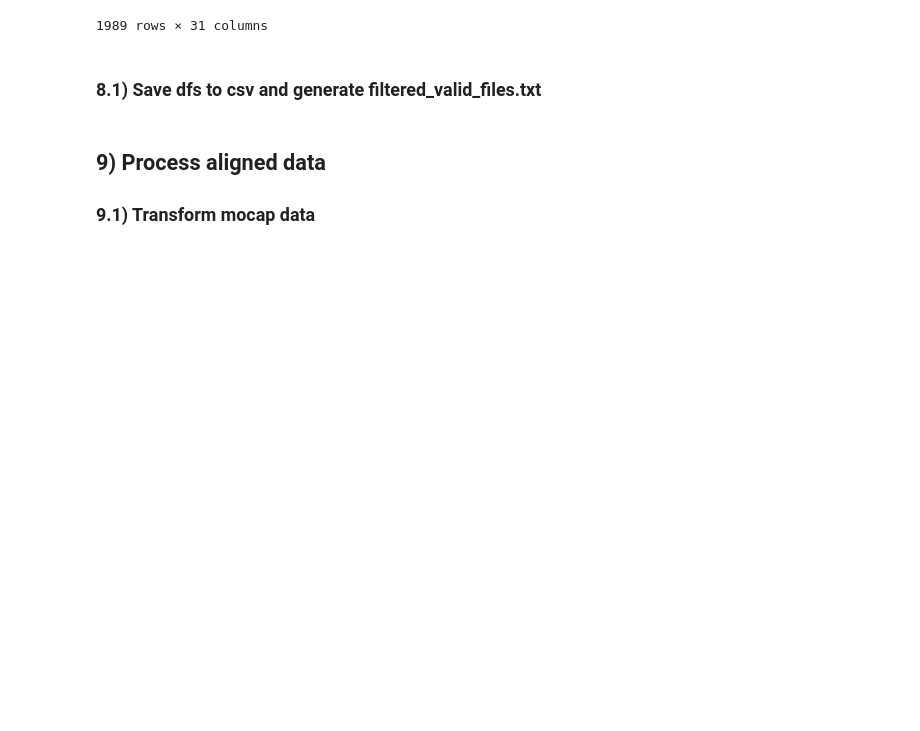
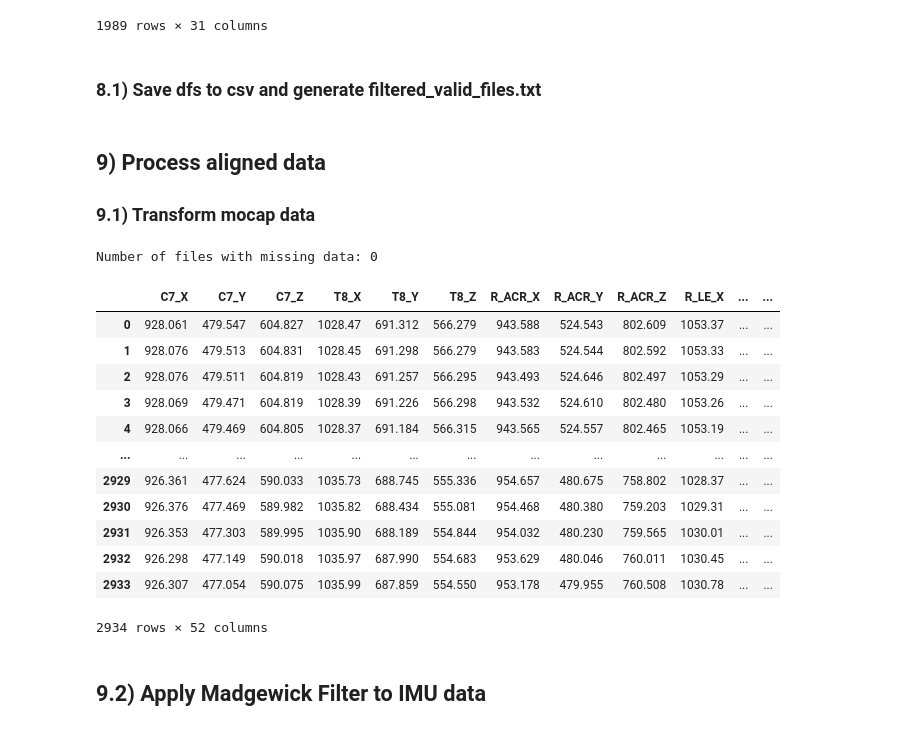
Before and after one commit to trevor-yu-087/syde770-project, a Jupyter notebook: data_processing/data_processing.ipynb, the cells around one changed output. Drawn from its saved outputs; the diff is of its cells as text; code cells hidden in the pictures; blank space fills up the shorter version.

Commit message:
add mocap transformation

```diff
--- a/data_processing/data_processing.ipynb
+++ b/data_processing/data_processing.ipynb
@@ -440,6 +444,9 @@ def get_Tmatrix(df):
     return inv_T_torso
 # %%
 def apply_transformation(positions, inv_T):
+    """
+    Application of the transformation matrix to transform frame of reference
+    """
     positions_homogeneous = np.hstack([positions, np.ones((len(positions), 1))])
     transformed_positions = np.matmul(inv_T, positions_homogeneous.T).T[:, :-1]
     return transformed_positions
@@ -467,29 +474,50 @@ def transform_data(df, inv_T):
     transformed_positions = [apply_transformation(pos, inv_T) for pos in positions]
 
     # Create a DataFrame with the transformed positions
-    columns = [f"{marker}_{axis}" for marker in marker_columns + list(additional_positions.keys()) for axis in "XYZ"]
+    columns = [f"TFM_{marker}_{axis}" for marker in marker_columns + list(additional_positions.keys()) for axis in "XYZ"]
     transformed_df = pd.DataFrame(np.hstack(transformed_positions), columns=columns)
 
     return transformed_df
+# %%
+with open(FILTERED_VALID_FILES_PATH) as f:
+    aligned_valid_files = f.readlines()
+    aligned_valid_files = [x.strip() for x in aligned_valid_files]
+files = [Path(ROOT_PATH.joinpath(f'{file}_full.csv')) for file in aligned_valid_files]
 # %%
-# convert mocap position
+# Convert mocap position with transformation matrix
 missing = []
-for file in tqdm(mocap_files):
+for file in tqdm(files):
     try:
-        df = load_df(file)
+        df = pd.read_csv(file)
 
-        parent = file.parent
-        filename = file.name
-        # create save path
-        save_path = Path(f'{parent}')
-        save_path.mkdir(parents=True, exist_ok=True)
-
+        # Apply transformation
         inv_T = get_Tmatrix(df)
         df_tfm = transform_data(df, inv_T)
-        df_tfm.to_csv(Path(f'{save_path}/{filename.split(".")[0]}_tfm.csv'), index=False)
+        df_processed = pd.concat([df, df_tfm], axis=1)
+        df_processed.to_csv(Path(ROOT_PATH.joinpath(f'{file.parent}/{file.stem}_processed.csv')), index=False)
     except Exception as e:
         print(f"Error with {file}")
         missing.append({file: e})
         continue
 
 print(f'Number of files with missing data: {len(missing)}')
+# %% [output]
+Number of files with missing data: 0
+# %%
+df_processed
+# %% [output]
+|  | C7_X | C7_Y | C7_Z | T8_X | T8_Y | T8_Z | R_ACR_X | R_ACR_Y | R_ACR_Z | R_LE_X | ... | ... |
+| 0 | 928.061 | 479.547 | 604.827 | 1028.47 | 691.312 | 566.279 | 943.588 | 524.543 | 802.609 | 1053.37 | ... | ... |
+| 1 | 928.076 | 479.513 | 604.831 | 1028.45 | 691.298 | 566.279 | 943.583 | 524.544 | 802.592 | 1053.33 | ... | ... |
+| 2 | 928.076 | 479.511 | 604.819 | 1028.43 | 691.257 | 566.295 | 943.493 | 524.646 | 802.497 | 1053.29 | ... | ... |
+| 3 | 928.069 | 479.471 | 604.819 | 1028.39 | 691.226 | 566.298 | 943.532 | 524.610 | 802.480 | 1053.26 | ... | ... |
+| 4 | 928.066 | 479.469 | 604.805 | 1028.37 | 691.184 | 566.315 | 943.565 | 524.557 | 802.465 | 1053.19 | ... | ... |
+| ... | ... | ... | ... | ... | ... | ... | ... | ... | ... | ... | ... | ... |
+| 2929 | 926.361 | 477.624 | 590.033 | 1035.73 | 688.745 | 555.336 | 954.657 | 480.675 | 758.802 | 1028.37 | ... | ... |
+| 2930 | 926.376 | 477.469 | 589.982 | 1035.82 | 688.434 | 555.081 | 954.468 | 480.380 | 759.203 | 1029.31 | ... | ... |
+| 2931 | 926.353 | 477.303 | 589.995 | 1035.90 | 688.189 | 554.844 | 954.032 | 480.230 | 759.565 | 1030.01 | ... | ... |
+| 2932 | 926.298 | 477.149 | 590.018 | 1035.97 | 687.990 | 554.683 | 953.629 | 480.046 | 760.011 | 1030.45 | ... | ... |
+| 2933 | 926.307 | 477.054 | 590.075 | 1035.99 | 687.859 | 554.550 | 953.178 | 479.955 | 760.508 | 1030.78 | ... | ... |
+2934 rows × 52 columns
+# %% [markdown]
+## 9.2) Apply Madgewick Filter to IMU data
```
Also changed, not shown: parts of 7 cells of this notebook.
